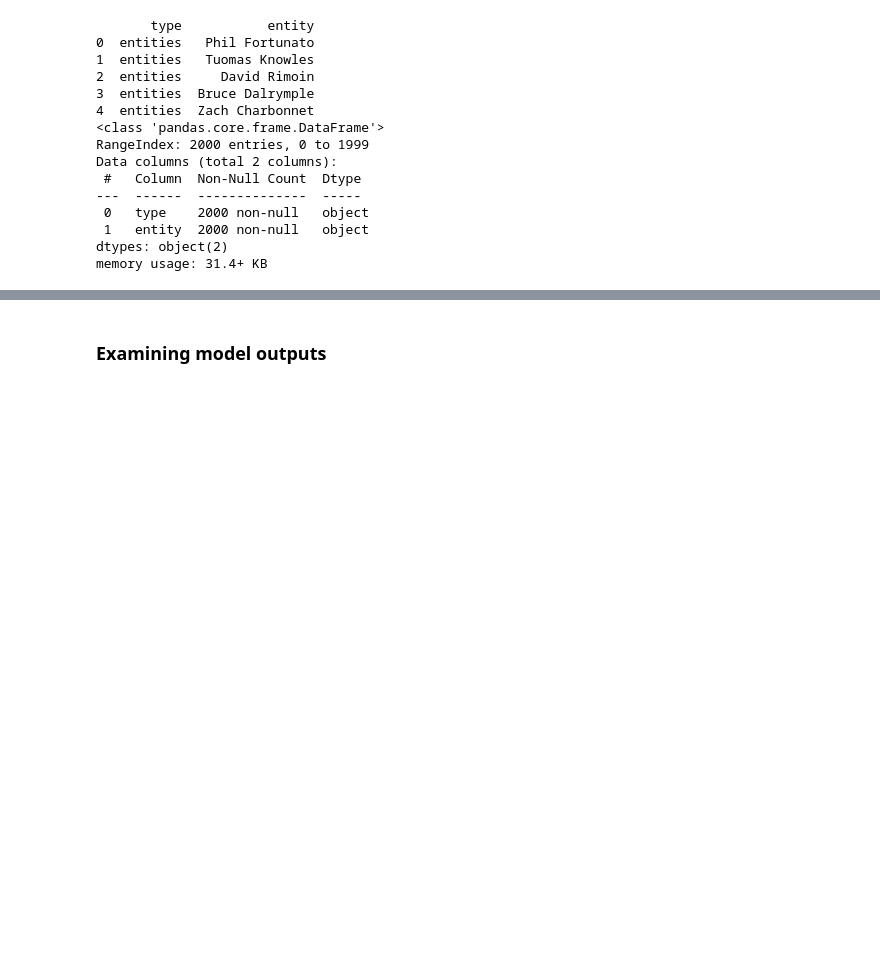
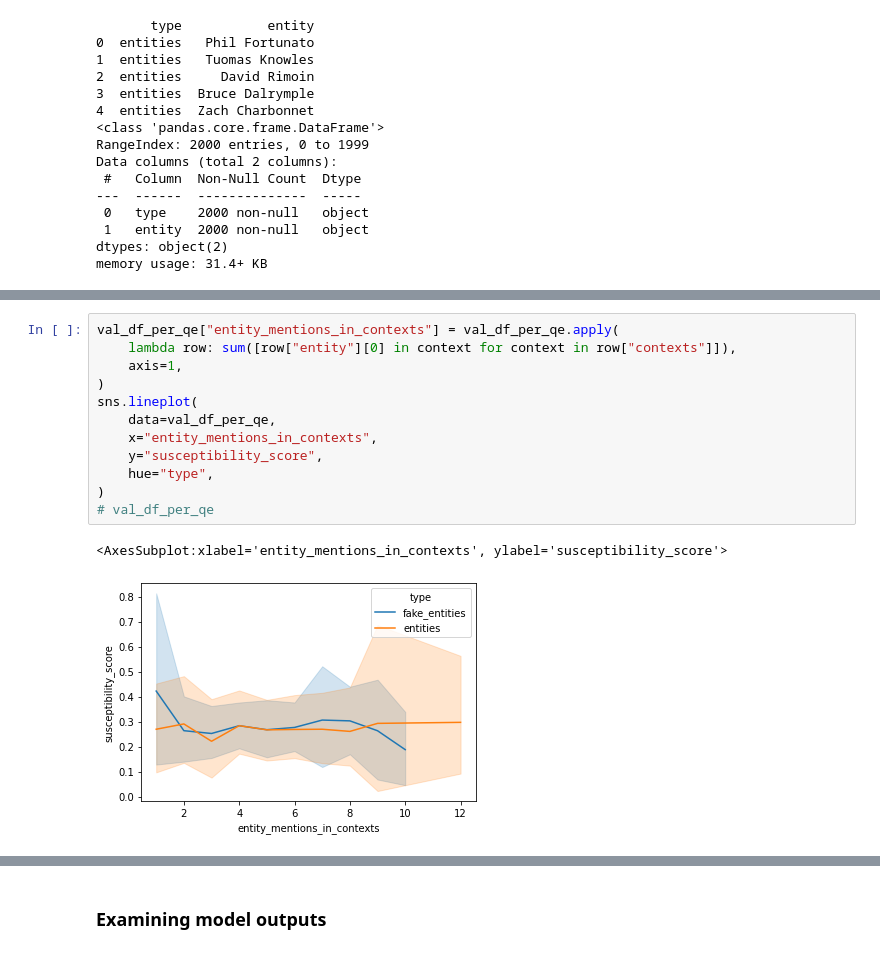
Before and after one commit to kdu4108/measureLM, a Jupyter notebook: analysis-yago.ipynb, the cells around one changed output, grey strips where cells are left out. Saved outputs shown, nothing was run; the diff lists cells and outputs as text; blank space fills up the shorter version.

```diff
--- a/analysis-yago.ipynb
+++ b/analysis-yago.ipynb
@@ -390,3 +419,18 @@ wandb.log({plot_name: wandb.Image(fig)})
+# %%
+val_df_per_qe["entity_mentions_in_contexts"] = val_df_per_qe.apply(
+    lambda row: sum([row["entity"][0] in context for context in row["contexts"]]),
+    axis=1,
+)
+sns.lineplot(
+    data=val_df_per_qe,
+    x="entity_mentions_in_contexts",
+    y="susceptibility_score",
+    hue="type",
+)
+# val_df_per_qe
+# %% [output]
+<AxesSubplot:xlabel='entity_mentions_in_contexts', ylabel='susceptibility_score'>
+[figure, added]
 # %%
 def construct_df_given_query_id(query_id: List[str], verbose=True):
     # Construct paths from run parameters and construct DATASET_KWARGS_IDENTIFIABLE
```
Also changed, not shown: parts of 38 cells of this notebook, 4 other files.
